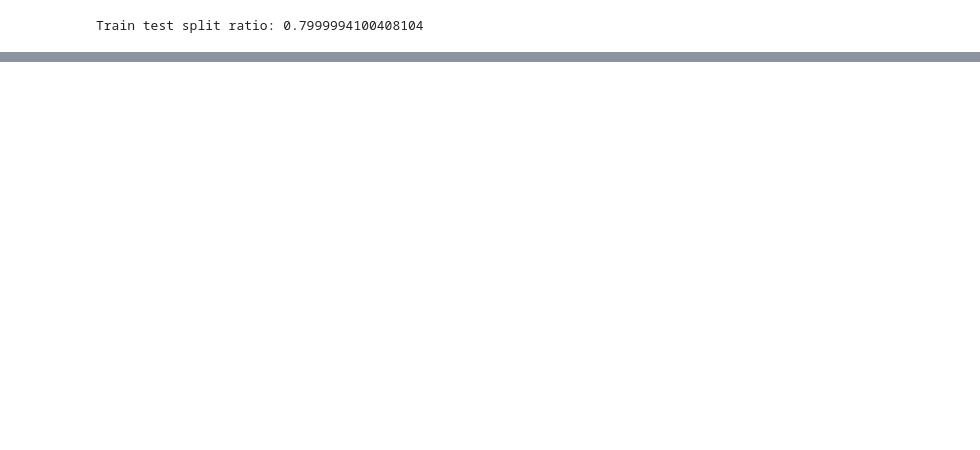
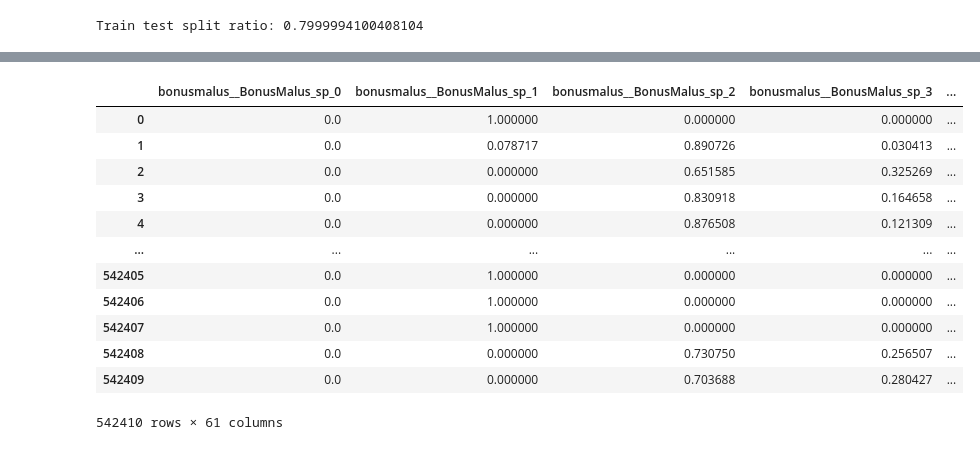
Before and after one commit to charliewarburton/ps3_claims, a Jupyter notebook: ps3/analysis.ipynb, the cells around one changed output, grey strips where cells are left out. Cells and saved outputs as stored; diff of their text form; code cells hidden in the pictures; blank space fills up the shorter version.

```diff
--- a/ps3/analysis.ipynb
+++ b/ps3/analysis.ipynb
@@ -53,0 +110,8 @@ Train test split ratio: 0.7999994100408104
+# %%
+# Ensure boolean indexing is used with .loc for all data selections
+X_train_t = glm_categorizer.fit_transform(df[predictors].loc[train])
+X_test_t = glm_categorizer.transform(df[predictors].loc[test])
+
+# Ensure consistency for the target variable and weight selection
+y_train_t, y_test_t = y.loc[train], y.loc[test]
+w_train_t, w_test_t = weight[train], weight[test]  # Use array slicing for numpy.ndarray
@@ -53,0 +120,8 @@ Train test split ratio: 0.7999994100408104
+# %%
+TweedieDist = TweedieDistribution(1.5)
+t_glm1 = GeneralizedLinearRegressor(family=TweedieDist, alpha_search=True, l1_ratio=1, fit_intercept=True)
+t_glm1.fit(X_train_t, y_train_t, sample_weight=w_train_t)
+
+
+pd.DataFrame({'coefficient': np.concatenate(([t_glm1.intercept_], t_glm1.coef_))},
+             index=['intercept'] + t_glm1.feature_names_).T
@@ -53,0 +212,22 @@ Train test split ratio: 0.7999994100408104
+# %%
+numeric_cols = ["BonusMalus", "Density"]
+preprocessor = ColumnTransformer(
+    transformers=[
+        ("bonusmalus", Pipeline([
+            ("scaler", StandardScaler()),
+            ("spline", SplineTransformer(n_knots=3, degree=3, knots="quantile", include_bias=False))
+        ]), ["BonusMalus"]),
+        ("density", Pipeline([
+            ("log", FunctionTransformer(np.log)),
+            ("scaler", StandardScaler()),
+            ("spline", SplineTransformer(n_knots=3, degree=3, knots="quantile", include_bias=False))
+        ]), ["Density"]),
+        ("cat", OneHotEncoder(sparse_output=False, drop="first"), categoricals),
+    ]
+)
+preprocessor.set_output(transform="pandas")
+model_pipeline = Pipeline([
+    ("preprocessor", preprocessor),
+    ("estimate", GeneralizedLinearRegressor(family=TweedieDist, l1_ratio=1, fit_intercept=True, max_iter=1000))
+])
+model_pipeline
@@ -53,0 +252,17 @@ Train test split ratio: 0.7999994100408104
+# %%
+# let's check that the transforms worked
+model_pipeline[:-1].fit_transform(df_train)
+# %% [output]
+|  | bonusmalus__BonusMalus_sp_0 | bonusmalus__BonusMalus_sp_1 | bonusmalus__BonusMalus_sp_2 | bonusmalus__BonusMalus_sp_3 | ... |
+| 0 | 0.0 | 1.000000 | 0.000000 | 0.000000 | ... |
+| 1 | 0.0 | 0.078717 | 0.890726 | 0.030413 | ... |
+| 2 | 0.0 | 0.000000 | 0.651585 | 0.325269 | ... |
+| 3 | 0.0 | 0.000000 | 0.830918 | 0.164658 | ... |
+| 4 | 0.0 | 0.000000 | 0.876508 | 0.121309 | ... |
+| ... | ... | ... | ... | ... | ... |
+| 542405 | 0.0 | 1.000000 | 0.000000 | 0.000000 | ... |
+| 542406 | 0.0 | 1.000000 | 0.000000 | 0.000000 | ... |
+| 542407 | 0.0 | 1.000000 | 0.000000 | 0.000000 | ... |
+| 542408 | 0.0 | 0.000000 | 0.730750 | 0.256507 | ... |
+| 542409 | 0.0 | 0.000000 | 0.703688 | 0.280427 | ... |
+542410 rows × 61 columns
```
Also changed, not shown: parts of 44 cells of this notebook, 1 other file.
